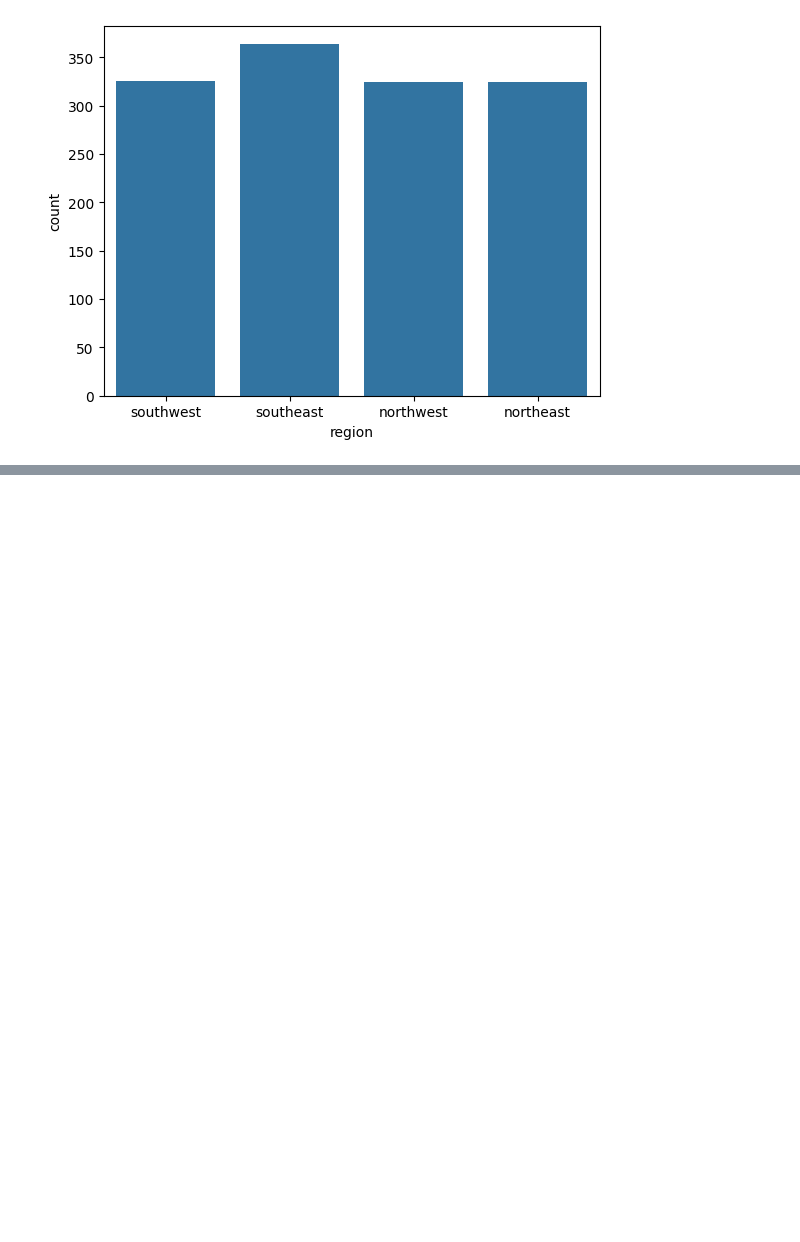
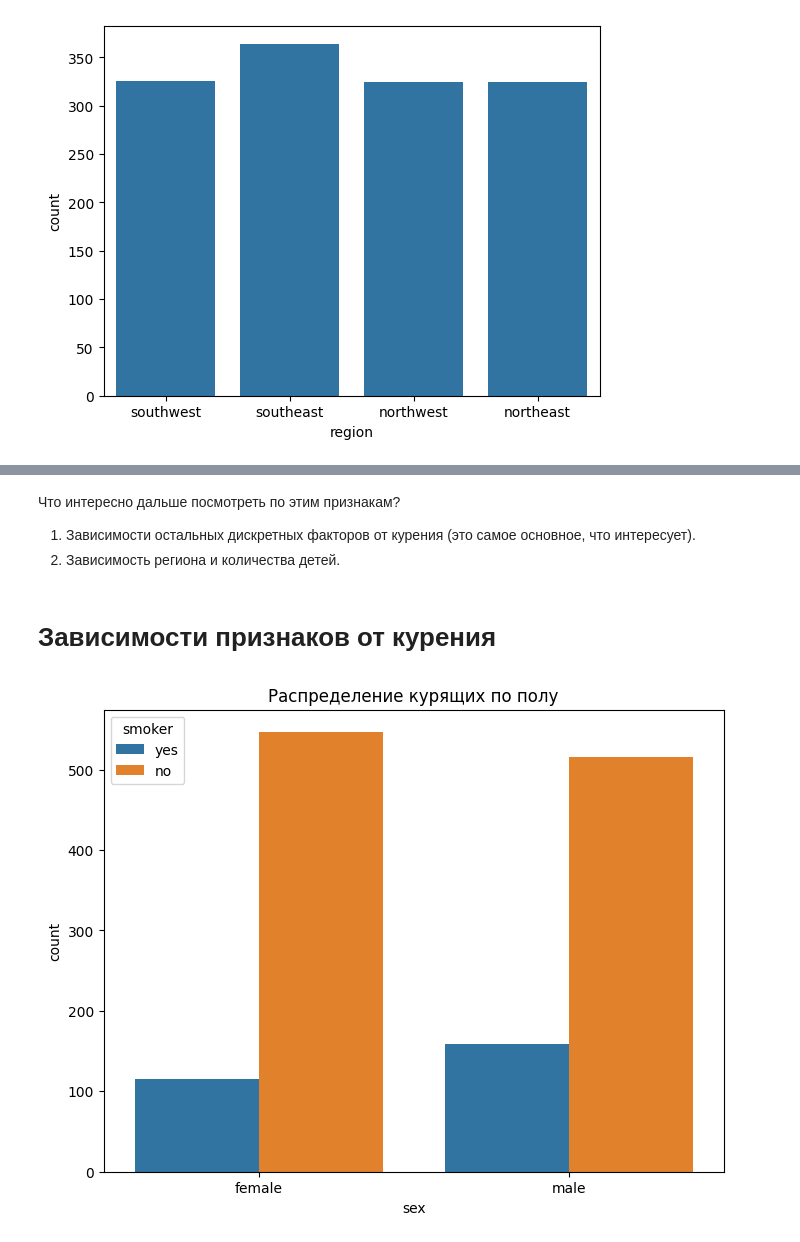
Before and after one commit to IslamDyshoko/insurance-price-predictor, a Jupyter notebook: eda.ipynb, the cells around one changed output, grey strips where cells are left out. Cells and saved outputs as stored; diff of their text form; code cells hidden in the pictures; blank space fills up the shorter version.

```diff
--- a/eda.ipynb
+++ b/eda.ipynb
@@ -119,0 +135,14 @@ sns.countplot(data=df,x='region')
+# %% [markdown]
+Что интересно дальше посмотреть по этим признакам?
+
+1. Зависимости остальных дискретных факторов от курения (это самое основное, что интересует).
+2. Зависимость региона и количества детей.
+# %% [markdown]
+# Зависимости признаков от курения
+# %%
+plt.figure(figsize=(8,6))
+sns.countplot(data=df,x='sex',hue='smoker')
+plt.title('Распределение курящих по полу')
+plt.show()
+# %% [output]
+[figure, added]
```
Also changed, not shown: parts of 9 cells of this notebook.
